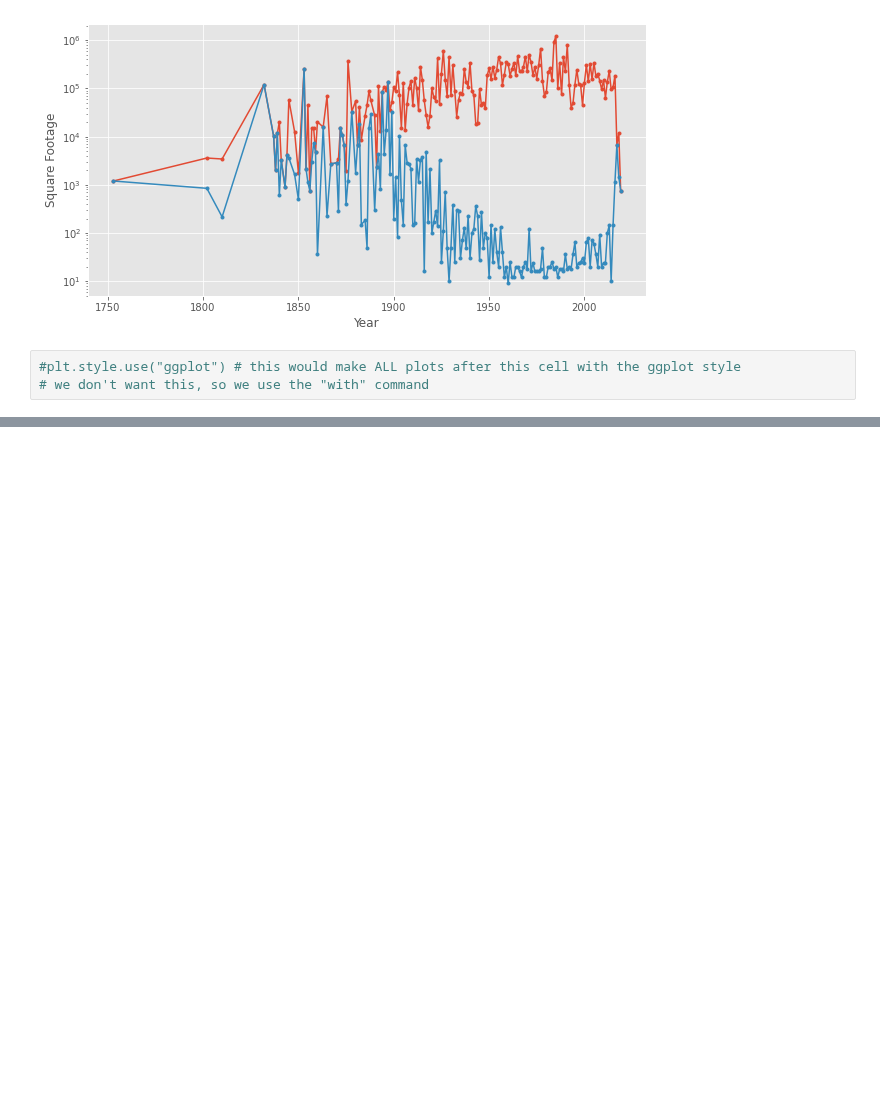
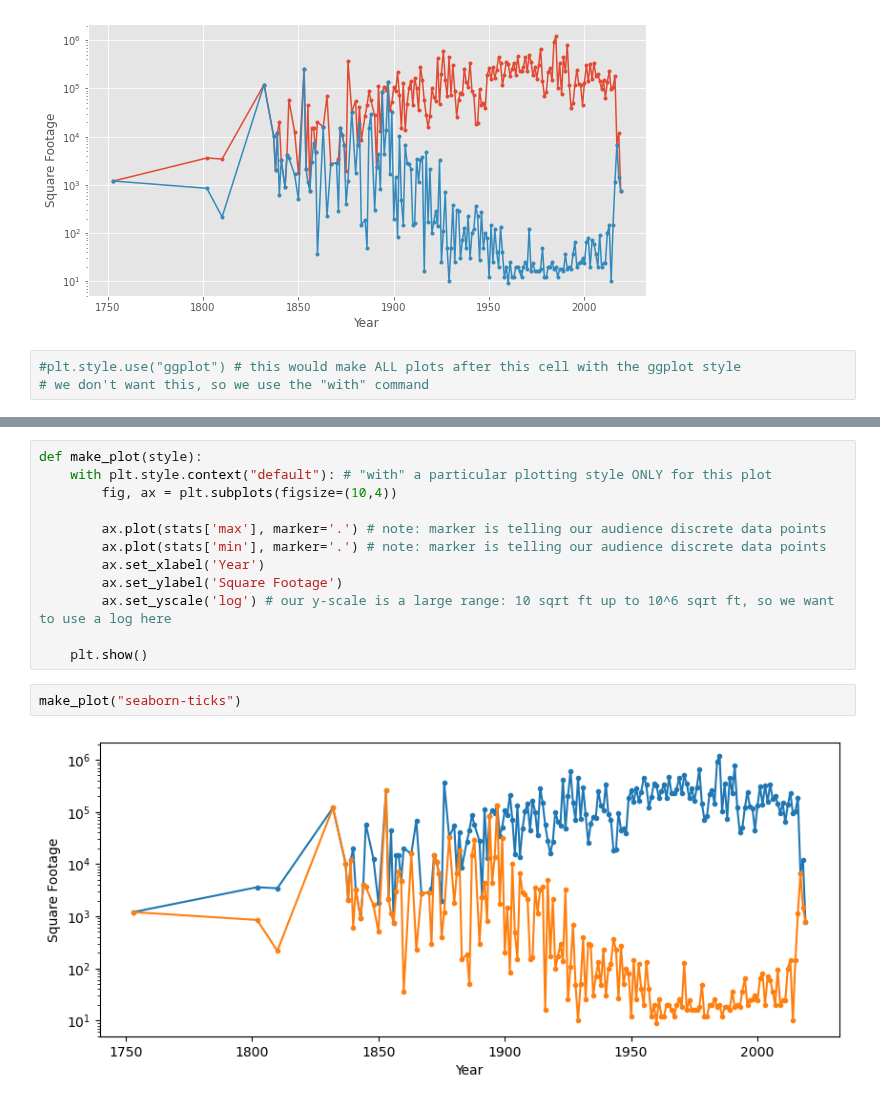
Before and after one commit to UIUC-iSchool-DataViz/is445_spring2022, a Jupyter notebook: _site/week04/inClass_week04.ipynb, the cells around one changed output, grey strips where cells are left out. Saved outputs shown, nothing was run; the diff lists cells and outputs as text; blank space fills up the shorter version.

```diff
--- a/_site/week04/inClass_week04.ipynb
+++ b/_site/week04/inClass_week04.ipynb
@@ -471,0 +492,16 @@ plt.show()
+# %%
+def make_plot(style):
+    with plt.style.context("default"): # "with" a particular plotting style ONLY for this plot
+        fig, ax = plt.subplots(figsize=(10,4))
+
+        ax.plot(stats['max'], marker='.') # note: marker is telling our audience discrete data points
+        ax.plot(stats['min'], marker='.') # note: marker is telling our audience discrete data points
+        ax.set_xlabel('Year')
+        ax.set_ylabel('Square Footage')
+        ax.set_yscale('log') # our y-scale is a large range: 10 sqrt ft up to 10^6 sqrt ft, so we want to use a log here
+
+    plt.show()
+# %%
+make_plot("seaborn-ticks")
+# %% [output]
+[figure, added]
```
Also changed, not shown: parts of 2 cells of this notebook.
